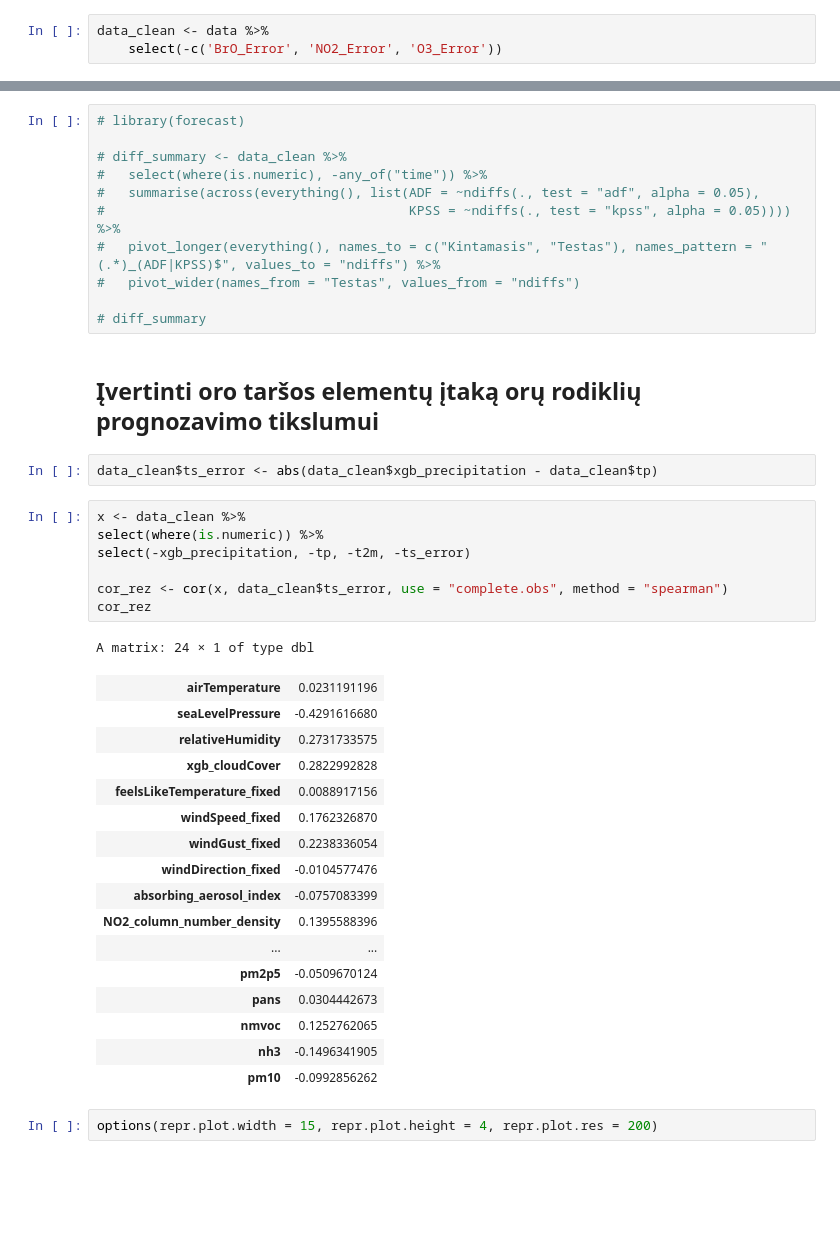
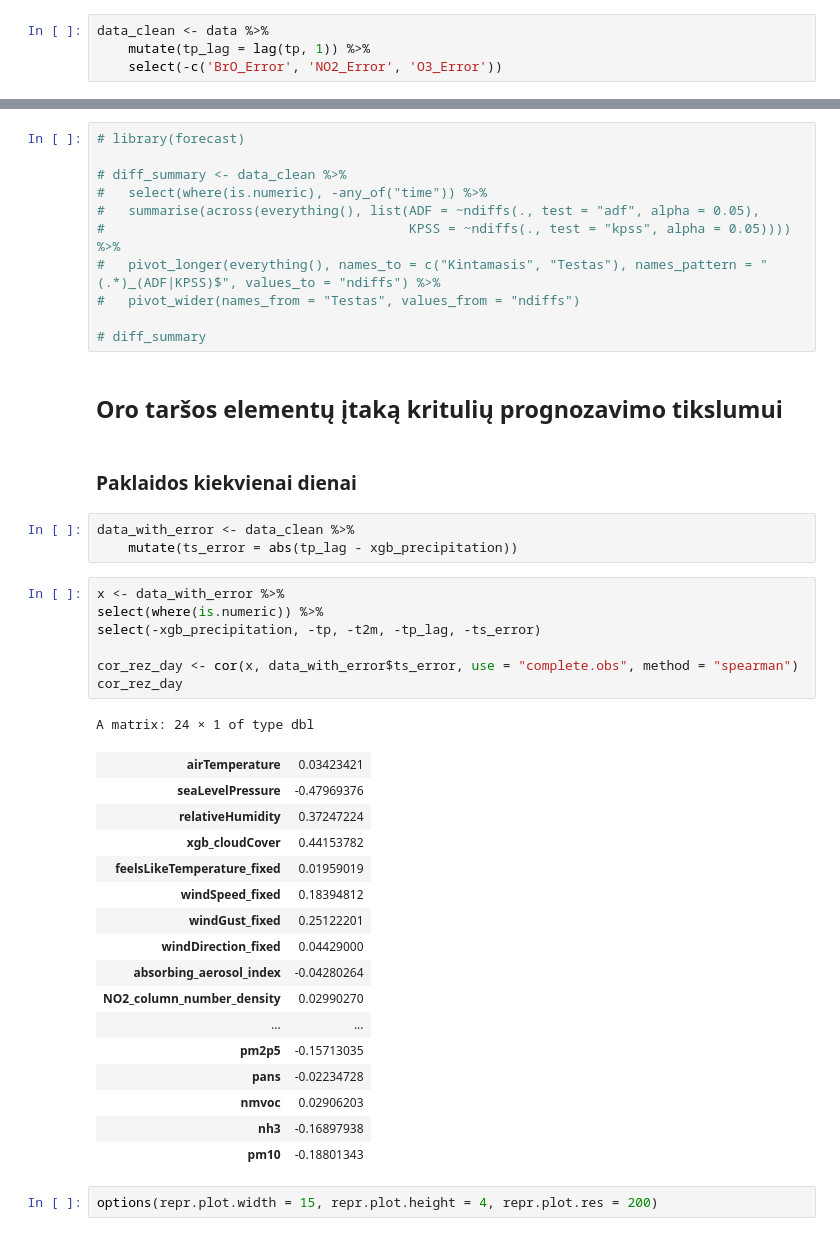
Before and after one commit to rugcer04/Duomenu_mokslo_projektas, a Jupyter notebook: code/R/EDA/dependency_analysis.ipynb, the cells around one changed output, grey strips where cells are left out. Saved outputs shown, nothing was run; the diff lists cells and outputs as text; blank space fills up the shorter version.

Commit message:
Added correlation between day/month error and other variables

```diff
--- a/code/R/EDA/dependency_analysis.ipynb
+++ b/code/R/EDA/dependency_analysis.ipynb
@@ -53,6 +54,7 @@ colnames(data)
 [31] "t2m"
 # %%
 data_clean <- data %>%
+    mutate(tp_lag = lag(tp, 1)) %>%
     select(-c('BrO_Error', 'NO2_Error', 'O3_Error'))
 # %%
 dim(data_clean)
@@ -100,33 +84,36 @@ o tai jei
 
 # diff_summary
 # %% [markdown]
-## Įvertinti oro taršos elementų įtaką orų rodiklių prognozavimo tikslumui
+## Oro taršos elementų įtaką kritulių prognozavimo tikslumui
+# %% [markdown]
+### Paklaidos kiekvienai dienai
 # %%
-data_clean$ts_error <- abs(data_clean$xgb_precipitation - data_clean$tp)
+data_with_error <- data_clean %>%
+    mutate(ts_error = abs(tp_lag - xgb_precipitation))
 # %%
-x <- data_clean %>%
+x <- data_with_error %>%
 select(where(is.numeric)) %>%
-select(-xgb_precipitation, -tp, -t2m, -ts_error)
+select(-xgb_precipitation, -tp, -t2m, -tp_lag, -ts_error)
 
-cor_rez <- cor(x, data_clean$ts_error, use = "complete.obs", method = "spearman")
-cor_rez
+cor_rez_day <- cor(x, data_with_error$ts_error, use = "complete.obs", method = "spearman")
+cor_rez_day
 # %% [output]
 A matrix: 24 × 1 of type dbl
-| airTemperature | 0.0231191196 |
-| seaLevelPressure | -0.4291616680 |
-| relativeHumidity | 0.2731733575 |
-| xgb_cloudCover | 0.2822992828 |
-| feelsLikeTemperature_fixed | 0.0088917156 |
-| windSpeed_fixed | 0.1762326870 |
-| windGust_fixed | 0.2238336054 |
-| windDirection_fixed | -0.0104577476 |
-| absorbing_aerosol_index | -0.0757083399 |
-| NO2_column_number_density | 0.1395588396 |
+| airTemperature | 0.03423421 |
+| seaLevelPressure | -0.47969376 |
+| relativeHumidity | 0.37247224 |
+| xgb_cloudCover | 0.44153782 |
+| feelsLikeTemperature_fixed | 0.01959019 |
+| windSpeed_fixed | 0.18394812 |
+| windGust_fixed | 0.25122201 |
+| windDirection_fixed | 0.04429000 |
+| absorbing_aerosol_index | -0.04280264 |
+| NO2_column_number_density | 0.02990270 |
 | ... | ... |
-| pm2p5 | -0.0509670124 |
-| pans | 0.0304442673 |
-| nmvoc | 0.1252762065 |
-| nh3 | -0.1496341905 |
-| pm10 | -0.0992856262 |
+| pm2p5 | -0.15713035 |
+| pans | -0.02234728 |
+| nmvoc | 0.02906203 |
+| nh3 | -0.16897938 |
+| pm10 | -0.18801343 |
 # %%
 options(repr.plot.width = 15, repr.plot.height = 4, repr.plot.res = 200)
```
Also changed, not shown: parts of 14 cells of this notebook.
